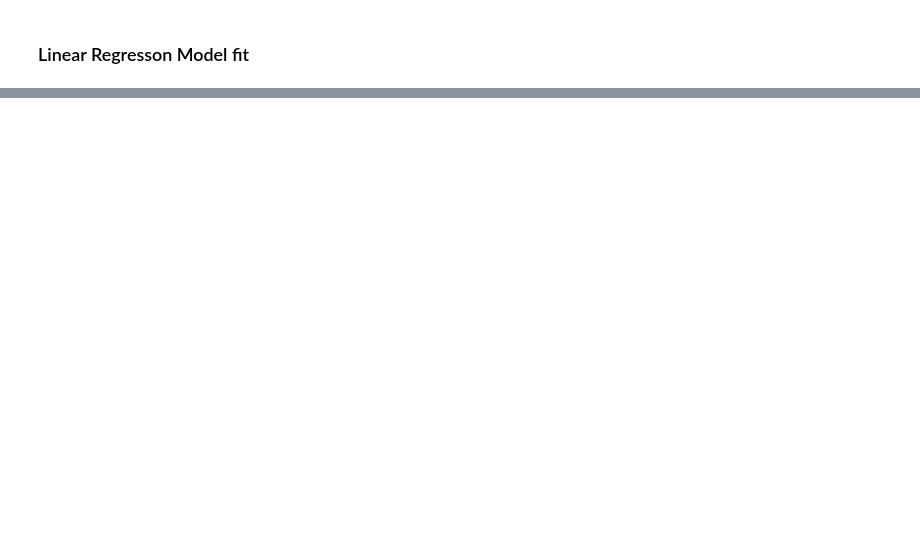
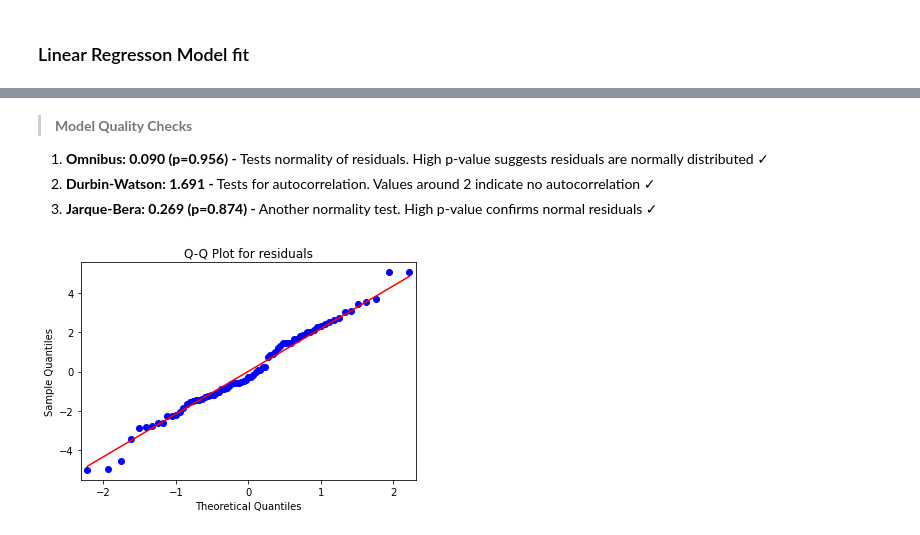
Before and after one commit to Mythamor/Linear_Regression, a Jupyter notebook: Linear_Regression.ipynb, the cells around one changed output, grey strips where cells are left out. Saved outputs shown, nothing was run; the diff lists cells and outputs as text; code cells hidden in the pictures; blank space fills up the shorter version.

```diff
--- a/Linear_Regression.ipynb
+++ b/Linear_Regression.ipynb
@@ -127,0 +169,4 @@ sns.histplot(Y, kde=True);
+# %%
+# Define X
+X = df[['X1', 'X2', 'X3']]
+X
@@ -127,0 +187,3 @@ sns.histplot(Y, kde=True);
+# %%
+X_train, X_test, y_train, y_test = train_test_split(X, y, test_size=0.25, random_state=42)
+print(f'X_train: {X_train.shape}, y_train: {y_train.shape}')
@@ -139,0 +197,5 @@ plt.legend()
+# %%
+# Model fit
+model = sm.OLS(y_train, X_train)
+results = model.fit()
+results.summary()
@@ -139,0 +236,12 @@ plt.legend()
+# %% [markdown]
+> **Model Quality Checks**
+1. **Omnibus: 0.090 (p=0.956) -** Tests normality of residuals. High p-value suggests residuals are normally distributed ✓
+2. **Durbin-Watson: 1.691 -** Tests for autocorrelation. Values around 2 indicate no autocorrelation ✓
+3. **Jarque-Bera: 0.269 (p=0.874) -** Another normality test. High p-value confirms normal residuals ✓
+# %%
+# Q-Q Plot for residuals
+sm.qqplot(results.resid, line='s')
+plt.title('Q-Q Plot for residuals')
+plt.show()
+# %% [output]
+[figure, added]
```
Also changed, not shown: parts of 15 cells of this notebook.
